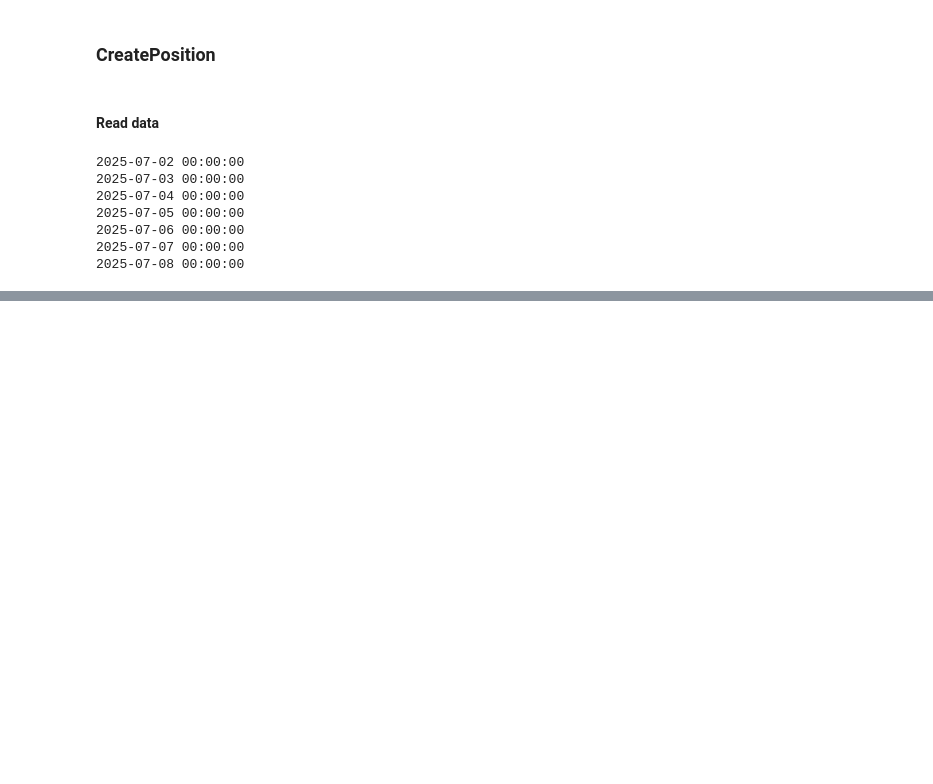
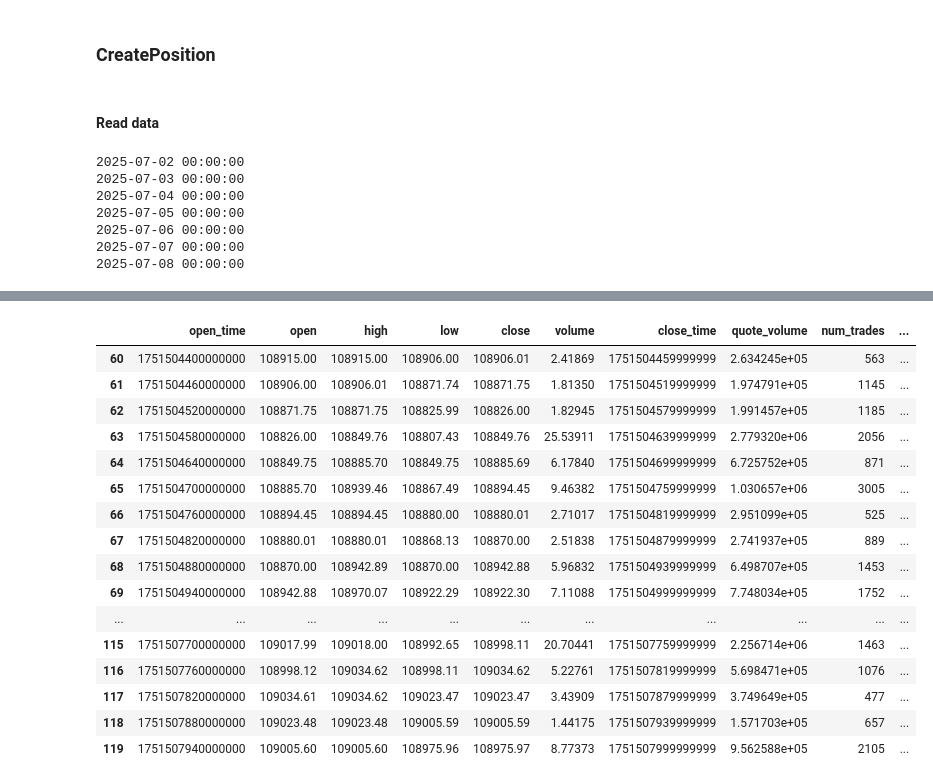
Before and after one commit to vvbark/trading-bot, a Jupyter notebook: interactor.ipynb, the cells around one changed output, grey strips where cells are left out. Saved outputs shown, nothing was run; the diff lists cells and outputs as text; code cells hidden in the pictures; blank space fills up the shorter version.

```diff
--- a/interactor.ipynb
+++ b/interactor.ipynb
@@ -82,0 +120,23 @@ for curr_date in daterange(DataExtractionConfig.START_DATE_READ, DataExtractionC
+# %%
+window[
+    window['close_datetime'].ge(pd.Timestamp(year=2025, month=7, day=3, hour=1))
+    & window['close_datetime'].le(pd.Timestamp(year=2025, month=7, day=3, hour=2))
+]
+# %% [output]
+|  | open_time | open | high | low | close | volume | close_time | quote_volume | num_trades | ... |
+| 60 | 1751504400000000 | 108915.00 | 108915.00 | 108906.00 | 108906.01 | 2.41869 | 1751504459999999 | 2.634245e+05 | 563 | ... |
+| 61 | 1751504460000000 | 108906.00 | 108906.01 | 108871.74 | 108871.75 | 1.81350 | 1751504519999999 | 1.974791e+05 | 1145 | ... |
+| 62 | 1751504520000000 | 108871.75 | 108871.75 | 108825.99 | 108826.00 | 1.82945 | 1751504579999999 | 1.991457e+05 | 1185 | ... |
+| 63 | 1751504580000000 | 108826.00 | 108849.76 | 108807.43 | 108849.76 | 25.53911 | 1751504639999999 | 2.779320e+06 | 2056 | ... |
+| 64 | 1751504640000000 | 108849.75 | 108885.70 | 108849.75 | 108885.69 | 6.17840 | 1751504699999999 | 6.725752e+05 | 871 | ... |
+| 65 | 1751504700000000 | 108885.70 | 108939.46 | 108867.49 | 108894.45 | 9.46382 | 1751504759999999 | 1.030657e+06 | 3005 | ... |
+| 66 | 1751504760000000 | 108894.45 | 108894.45 | 108880.00 | 108880.01 | 2.71017 | 1751504819999999 | 2.951099e+05 | 525 | ... |
+| 67 | 1751504820000000 | 108880.01 | 108880.01 | 108868.13 | 108870.00 | 2.51838 | 1751504879999999 | 2.741937e+05 | 889 | ... |
+| 68 | 1751504880000000 | 108870.00 | 108942.89 | 108870.00 | 108942.88 | 5.96832 | 1751504939999999 | 6.498707e+05 | 1453 | ... |
+| 69 | 1751504940000000 | 108942.88 | 108970.07 | 108922.29 | 108922.30 | 7.11088 | 1751504999999999 | 7.748034e+05 | 1752 | ... |
+| ... | ... | ... | ... | ... | ... | ... | ... | ... | ... | ... |
+| 115 | 1751507700000000 | 109017.99 | 109018.00 | 108992.65 | 108998.11 | 20.70441 | 1751507759999999 | 2.256714e+06 | 1463 | ... |
+| 116 | 1751507760000000 | 108998.12 | 109034.62 | 108998.11 | 109034.62 | 5.22761 | 1751507819999999 | 5.698471e+05 | 1076 | ... |
+| 117 | 1751507820000000 | 109034.61 | 109034.62 | 109023.47 | 109023.47 | 3.43909 | 1751507879999999 | 3.749649e+05 | 477 | ... |
+| 118 | 1751507880000000 | 109023.48 | 109023.48 | 109005.59 | 109005.59 | 1.44175 | 1751507939999999 | 1.571703e+05 | 657 | ... |
+| 119 | 1751507940000000 | 109005.60 | 109005.60 | 108975.96 | 108975.97 | 8.77373 | 1751507999999999 | 9.562588e+05 | 2105 | ... |
```
Also changed, not shown: parts of 21 cells of this notebook, 5 other files.
